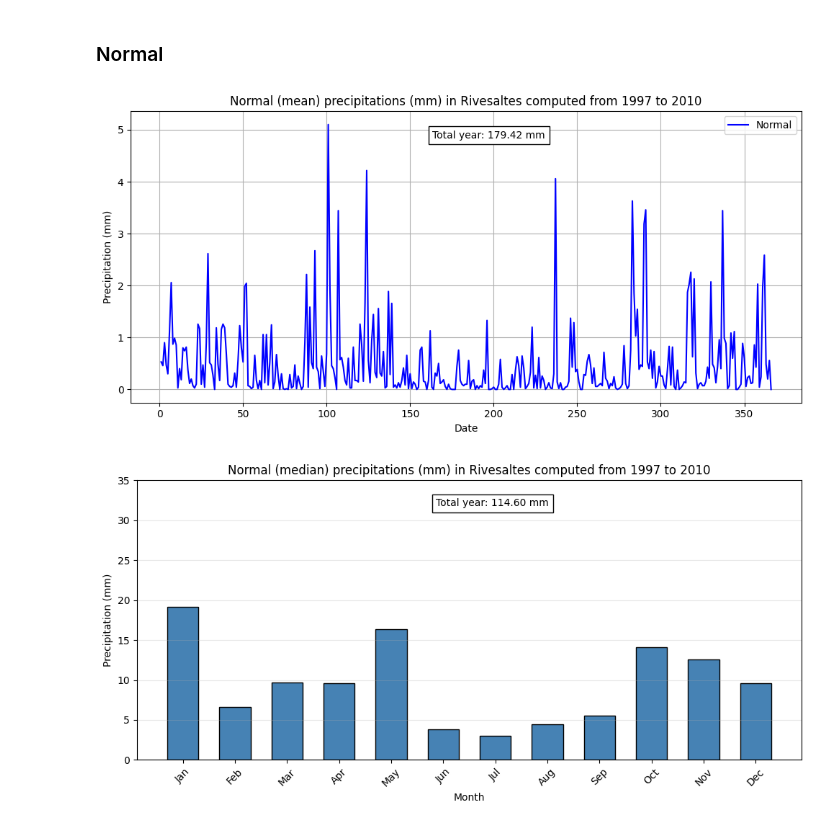
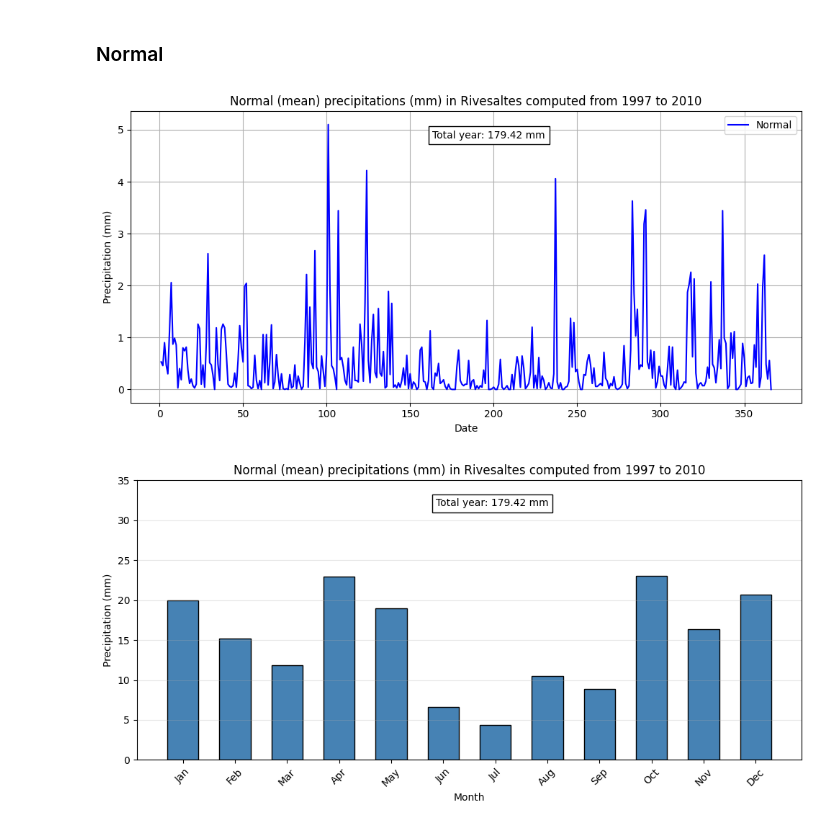
Before and after one commit to leopaulbaleneenm-source/Climate_Change_PO, a Jupyter notebook: notebooks/precip/rr1_viz.ipynb, the cells around one changed output. Saved outputs shown, nothing was run; the diff lists cells and outputs as text; code cells hidden in the pictures.

```diff
--- a/notebooks/precip/rr1_viz.ipynb
+++ b/notebooks/precip/rr1_viz.ipynb
@@ -116,22 +115,22 @@ plt.show()
 # %%
 sr_clim_frst_d = precip_climato(
     sr,
     "1997-01-01 00:00:00",
     "2010-12-31 23:00:00",
     "D",
     "mean"
 )
 
 sr_clim_frst_m = precip_climato(
     sr,
     "1997-01-01 00:00:00",
     "2010-12-31 23:00:00",
     "M",
-    "median"
+    "mean"
 )
 # %% [output]
 [figure]
-[figure, old version]
+[figure, new version]
 # %%
 sr_clim_snd_d = precip_climato(
     sr,
```
Also changed, not shown: parts of 6 cells of this notebook, 14 other files.
